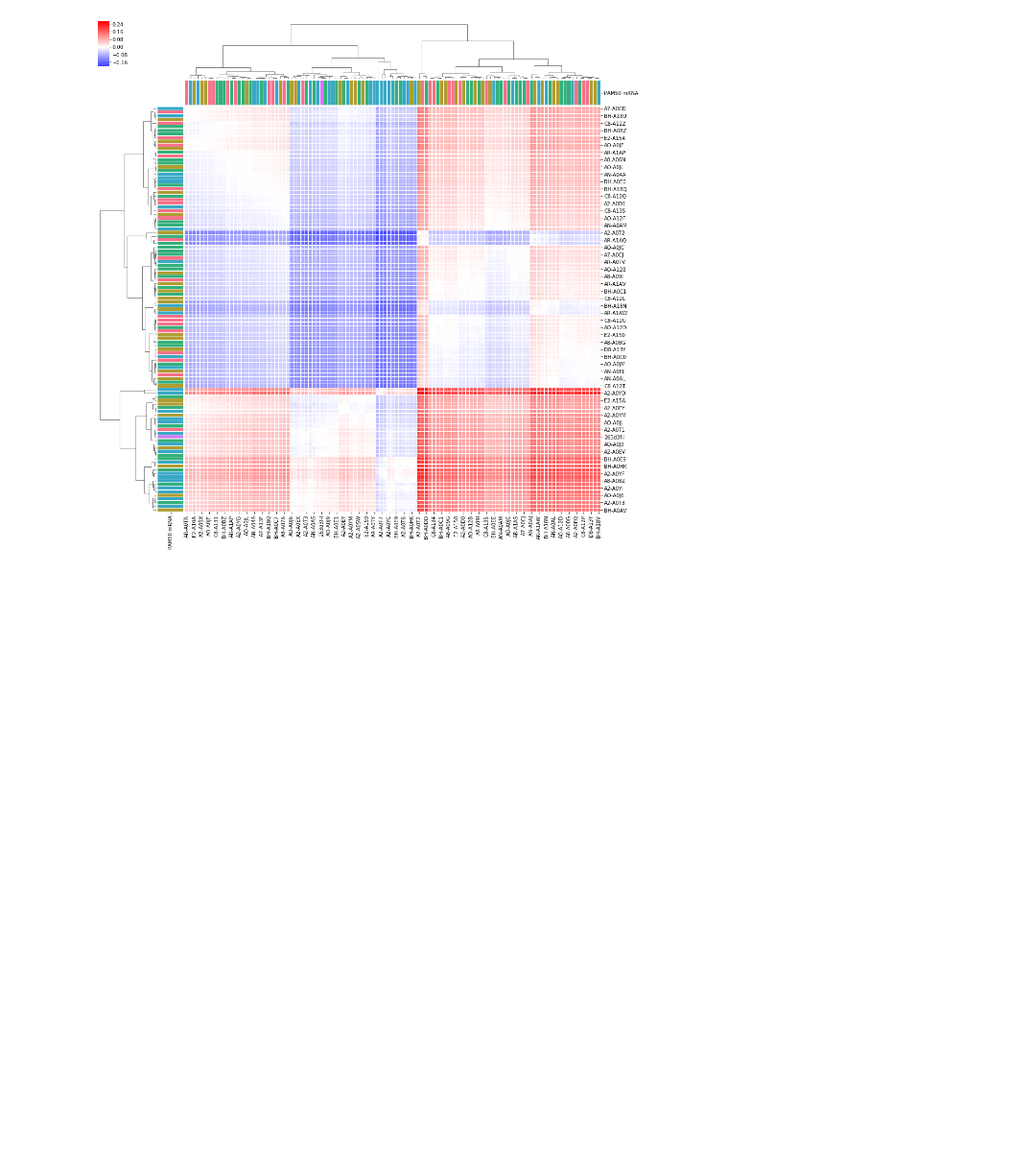
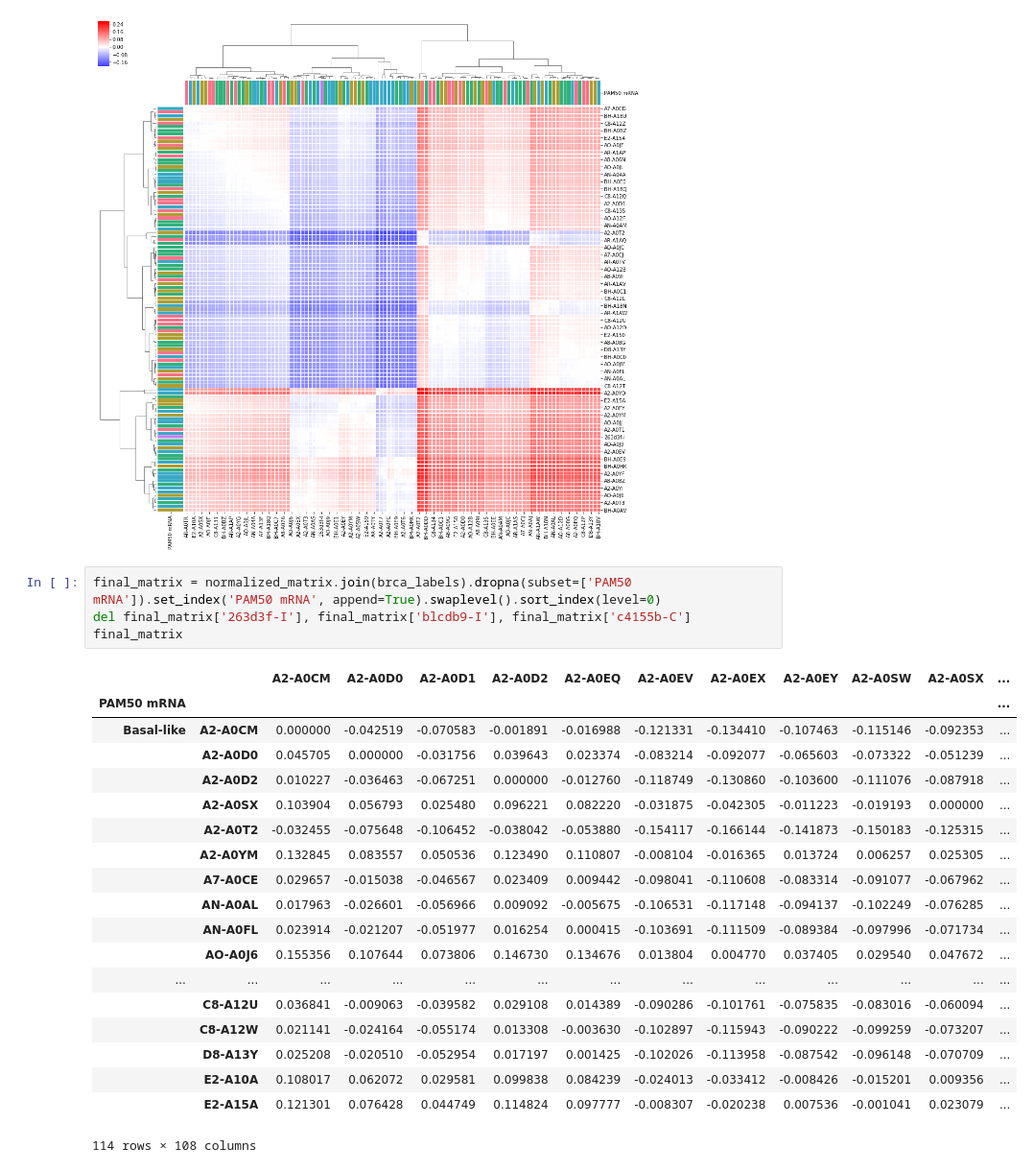
Before and after one commit to fraenkel-lab/OmicsIntegrator2, a Jupyter notebook: example/Murat's multi-PCSF.ipynb, the cells around one changed output. Shown at 96% size. Saved outputs shown, nothing was run; the diff lists cells and outputs as text; blank space fills up the shorter version.

```diff
--- a/example/Murat's multi-PCSF.ipynb
+++ b/example/Murat's multi-PCSF.ipynb
@@ -152,3 +152,27 @@ sns.clustermap(normalized_matrix, cmap='bwr', center=0, col_colors=colors, row_c
 # %% [output]
 <seaborn.matrix.ClusterGrid at 0x...>
 [figure]
+# %%
+final_matrix = normalized_matrix.join(brca_labels).dropna(subset=['PAM50 mRNA']).set_index('PAM50 mRNA', append=True).swaplevel().sort_index(level=0)
+del final_matrix['263d3f-I'], final_matrix['blcdb9-I'], final_matrix['c4155b-C']
+final_matrix
+# %% [output]
+|  |  | A2-A0CM | A2-A0D0 | A2-A0D1 | A2-A0D2 | A2-A0EQ | A2-A0EV | A2-A0EX | A2-A0EY | A2-A0SW | A2-A0SX | ... |
+| PAM50 mRNA |  |  |  |  |  |  |  |  |  |  |  | ... |
+| Basal-like | A2-A0CM | 0.000000 | -0.042519 | -0.070583 | -0.001891 | -0.016988 | -0.121331 | -0.134410 | -0.107463 | -0.115146 | -0.092353 | ... |
+|  | A2-A0D0 | 0.045705 | 0.000000 | -0.031756 | 0.039643 | 0.023374 | -0.083214 | -0.092077 | -0.065603 | -0.073322 | -0.051239 | ... |
+|  | A2-A0D2 | 0.010227 | -0.036463 | -0.067251 | 0.000000 | -0.012760 | -0.118749 | -0.130860 | -0.103600 | -0.111076 | -0.087918 | ... |
+|  | A2-A0SX | 0.103904 | 0.056793 | 0.025480 | 0.096221 | 0.082220 | -0.031875 | -0.042305 | -0.011223 | -0.019193 | 0.000000 | ... |
+|  | A2-A0T2 | -0.032455 | -0.075648 | -0.106452 | -0.038042 | -0.053880 | -0.154117 | -0.166144 | -0.141873 | -0.150183 | -0.125315 | ... |
+|  | A2-A0YM | 0.132845 | 0.083557 | 0.050536 | 0.123490 | 0.110807 | -0.008104 | -0.016365 | 0.013724 | 0.006257 | 0.025305 | ... |
+|  | A7-A0CE | 0.029657 | -0.015038 | -0.046567 | 0.023409 | 0.009442 | -0.098041 | -0.110608 | -0.083314 | -0.091077 | -0.067962 | ... |
+|  | AN-A0AL | 0.017963 | -0.026601 | -0.056966 | 0.009092 | -0.005675 | -0.106531 | -0.117148 | -0.094137 | -0.102249 | -0.076285 | ... |
+|  | AN-A0FL | 0.023914 | -0.021207 | -0.051977 | 0.016254 | 0.000415 | -0.103691 | -0.111509 | -0.089384 | -0.097996 | -0.071734 | ... |
+|  | AO-A0J6 | 0.155356 | 0.107644 | 0.073806 | 0.146730 | 0.134676 | 0.013804 | 0.004770 | 0.037405 | 0.029540 | 0.047672 | ... |
+| ... | ... | ... | ... | ... | ... | ... | ... | ... | ... | ... | ... | ... |
+|  | C8-A12U | 0.036841 | -0.009063 | -0.039582 | 0.029108 | 0.014389 | -0.090286 | -0.101761 | -0.075835 | -0.083016 | -0.060094 | ... |
+|  | C8-A12W | 0.021141 | -0.024164 | -0.055174 | 0.013308 | -0.003630 | -0.102897 | -0.115943 | -0.090222 | -0.099259 | -0.073207 | ... |
+|  | D8-A13Y | 0.025208 | -0.020510 | -0.052954 | 0.017197 | 0.001425 | -0.102026 | -0.113958 | -0.087542 | -0.096148 | -0.070709 | ... |
+|  | E2-A10A | 0.108017 | 0.062072 | 0.029581 | 0.099838 | 0.084239 | -0.024013 | -0.033412 | -0.008426 | -0.015201 | 0.009356 | ... |
+|  | E2-A15A | 0.121301 | 0.076428 | 0.044749 | 0.114824 | 0.097777 | -0.008307 | -0.020238 | 0.007536 | -0.001041 | 0.023079 | ... |
+114 rows × 108 columns
```
Also changed, not shown: parts of 1 cell of this notebook.
